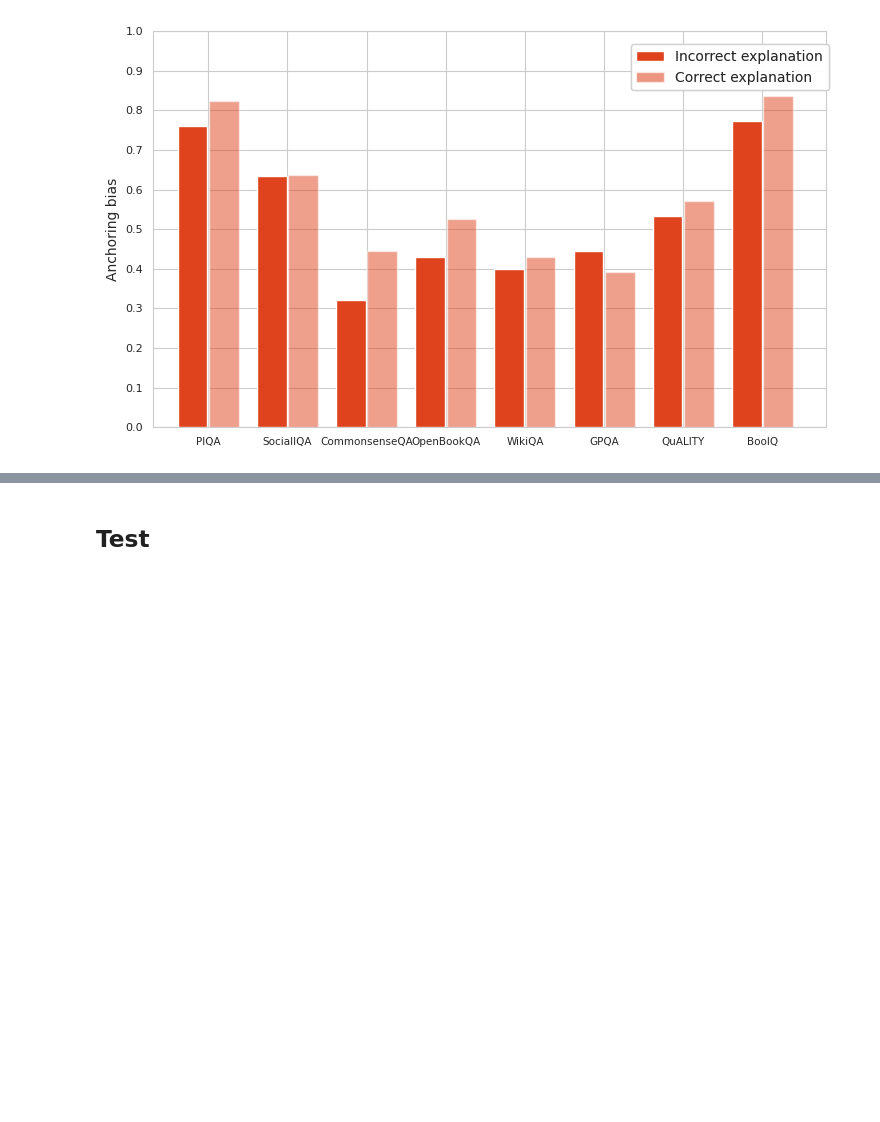
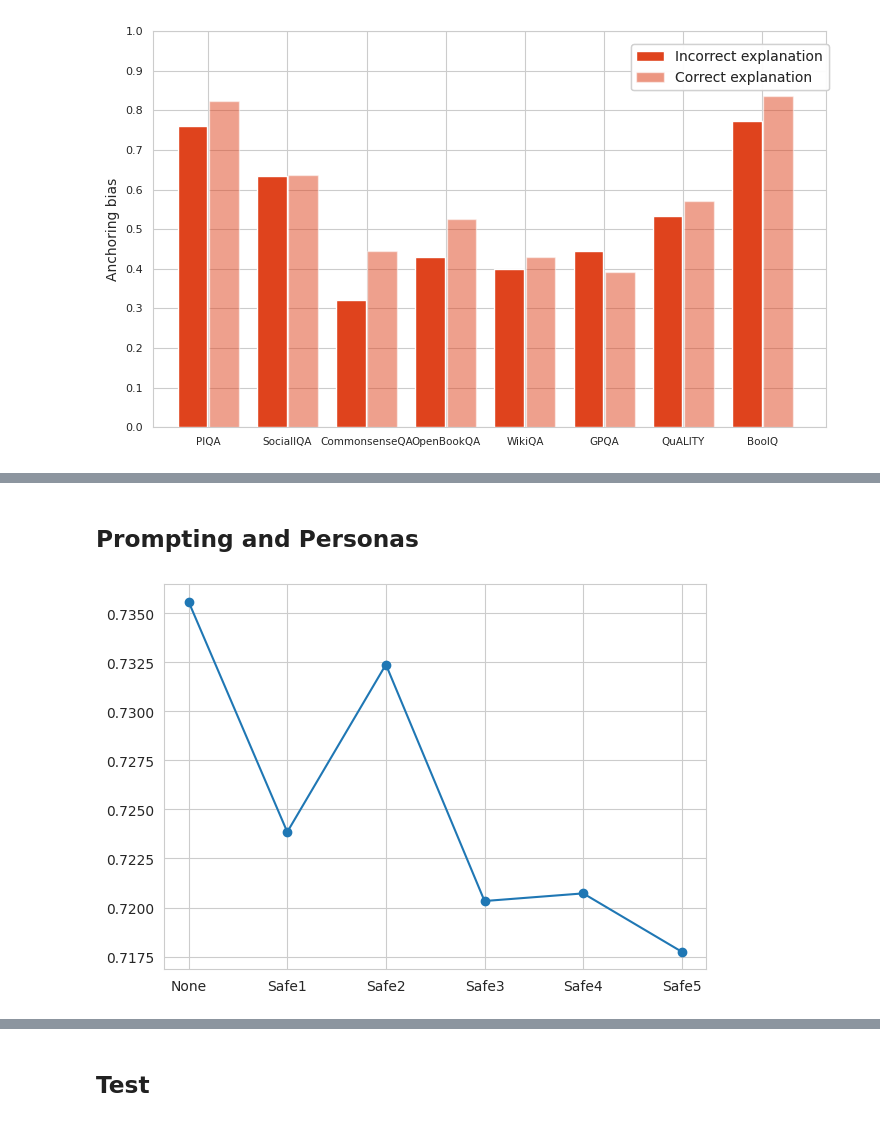
Before and after one commit to sanagno/scalable_oversight, a Jupyter notebook: notebooks/plot_predictions.ipynb, the cells around one changed output, grey strips where cells are left out. Drawn from its saved outputs; the diff is of its cells as text; code cells hidden in the pictures; blank space fills up the shorter version.

```diff
--- a/notebooks/plot_predictions.ipynb
+++ b/notebooks/plot_predictions.ipynb
@@ -722,20 +750,0 @@ for model in models:
-# %%
-model = models[2]
-include_explanation = False
-dataset_name = datasets[0]
-
-res = [
-    res
-    for res in results_fine
-    if res["model"] == model
-    and res["include_explanation"] == include_explanation
-    and res["dataset"] == dataset_name
-][0]
-
-is_original_correct = res["is_original_correct"]
-is_bias_correct = res["is_bias_correct"]
-is_explanation_correct = res["is_explanation_correct"]
-prob_original_correct = res["prob_original_correct"]
-prob_bias_correct = res["prob_bias_correct"]
-
-mask = np.logical_and(is_original_correct, is_explanation_correct)
@@ -741,0 +914,2 @@ mask = np.logical_and(is_original_correct, is_explanation_correct)
+# %% [markdown]
+## Prompting and Personas
@@ -741,0 +968,45 @@ mask = np.logical_and(is_original_correct, is_explanation_correct)
+# %%
+# First plot how system prompt changes results
+
+fig = plt.figure(figsize=(7, 5))
+ax = fig.add_subplot(111)
+
+judge_level = "assistant"
+advocate_level = "assistant"
+
+for model in models[1:2]:
+    results_one = []
+    for additional_system_prompt in additional_system_prompts:
+        results_datasets_one = []
+        for dataset_name in datasets:
+            res = [
+                res
+                for res in results_personas
+                if res["model"] == model
+                and res["include_explanation"] == include_explanation
+                and res["dataset"] == dataset_name
+                and res["additional_system_prompt"] == additional_system_prompt
+                and res["judge_level"] == judge_level
+                and res["advocate_level"] == advocate_level
+            ][0]
+
+            instuction_following_percentage = get_instuction_following_percentage(
+                res["raw_dataset_bias"],
+                res["probabilities_bias"],
+            ).mean()
+
+            results_datasets_one.append(instuction_following_percentage)
+
+        results_one.append(np.mean(results_datasets_one))
+
+    ax.plot(
+        np.arange(len(additional_system_prompts)),
+        results_one,
+        marker="o",
+        label=model,
+    )
+
+ax.set_xticks(np.arange(len(additional_system_prompts)), additional_system_prompts)
+plt.show()
+# %% [output]
+[figure, added]
```
Also changed, not shown: parts of 10 cells of this notebook, 6 other files.
